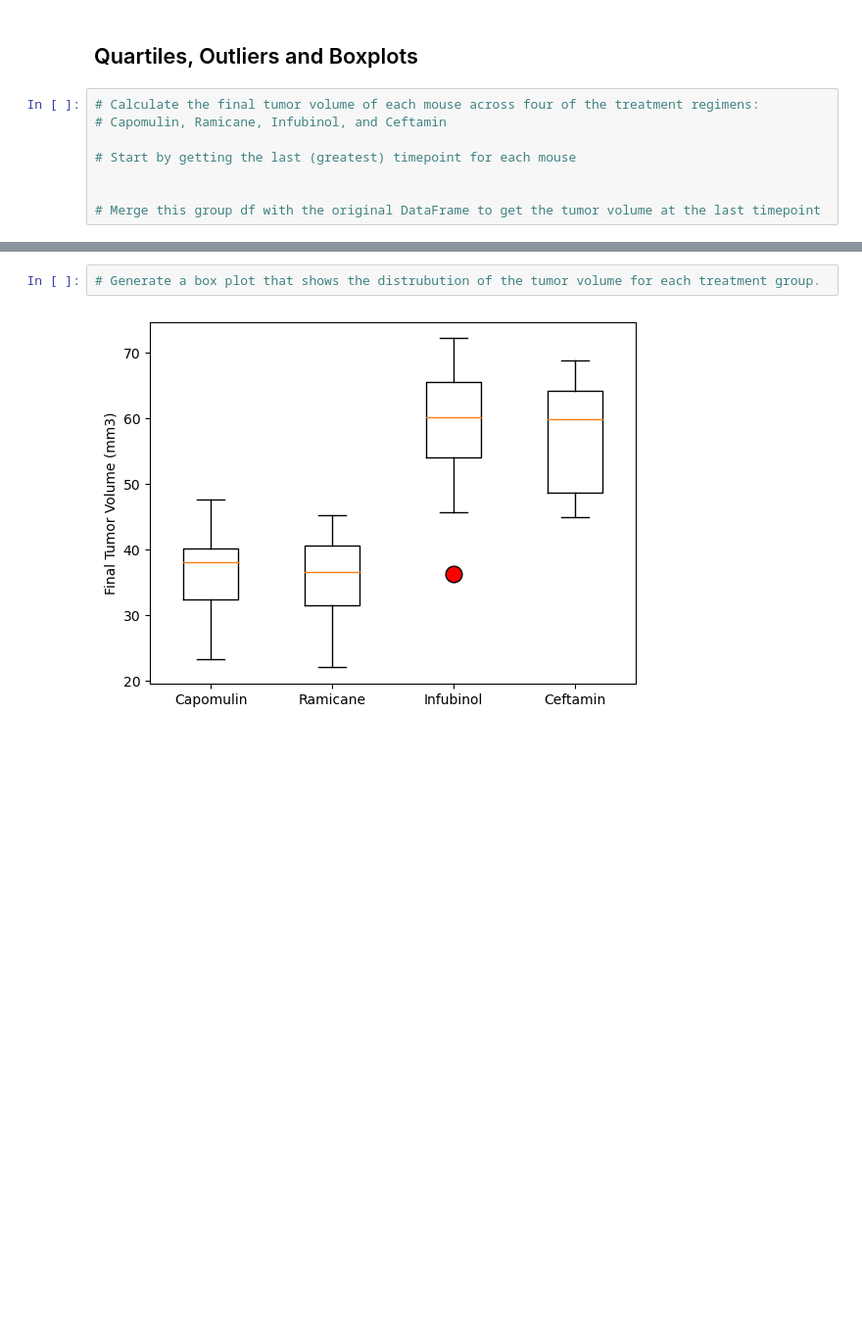
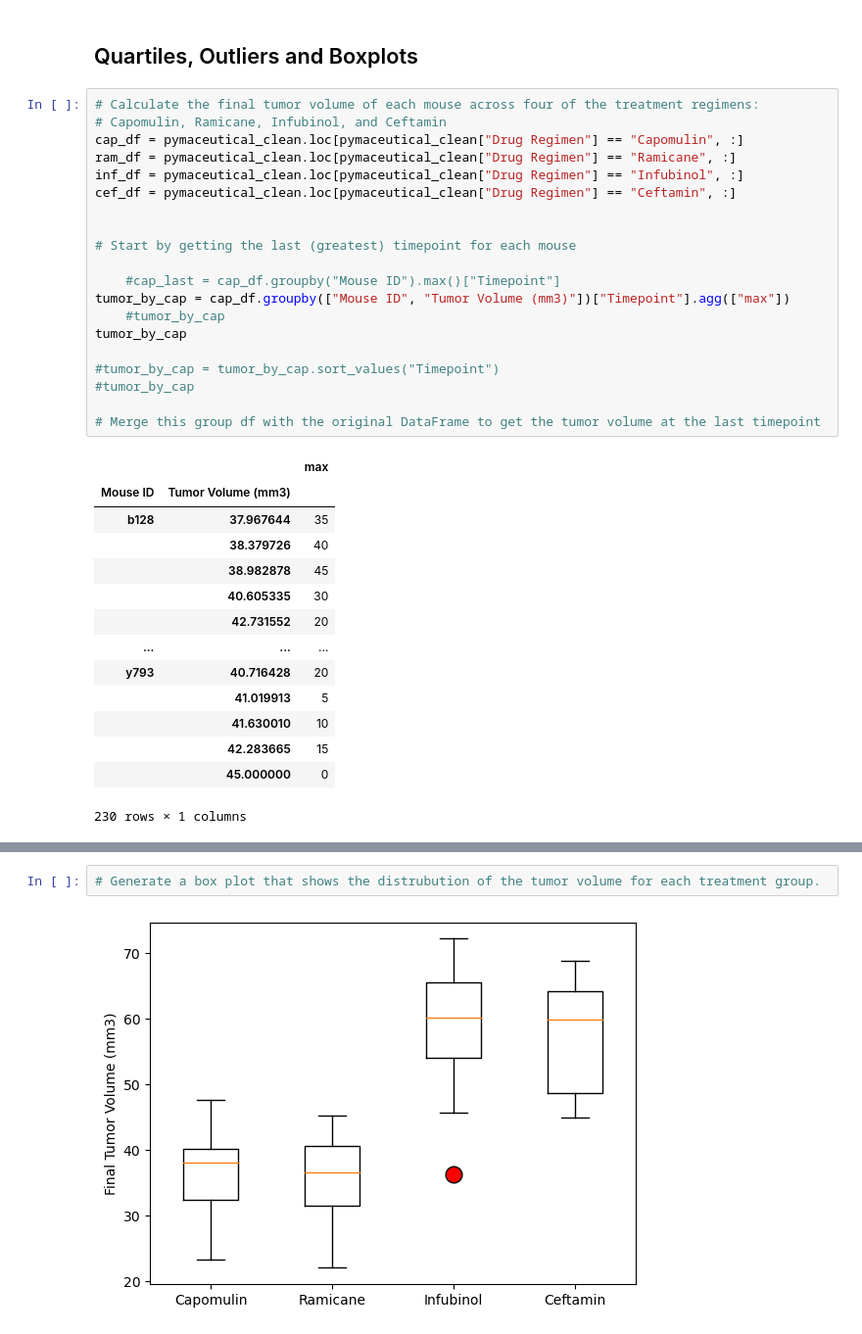
Before and after one commit to EBPaz/Plotting_Challenge, a Jupyter notebook: Pymaceuticals/pymaceuticals_starter.ipynb, the cells around one changed output, grey strips where cells are left out. Shown: that part at 98% size. Drawn from its saved outputs; the diff is of its cells as text; blank space fills up the shorter version.

```diff
--- a/Pymaceuticals/pymaceuticals_starter.ipynb
+++ b/Pymaceuticals/pymaceuticals_starter.ipynb
@@ -193,10 +195,37 @@ plt.pie()
 # %%
 # Calculate the final tumor volume of each mouse across four of the treatment regimens:
 # Capomulin, Ramicane, Infubinol, and Ceftamin
+cap_df = pymaceutical_clean.loc[pymaceutical_clean["Drug Regimen"] == "Capomulin", :]
+ram_df = pymaceutical_clean.loc[pymaceutical_clean["Drug Regimen"] == "Ramicane", :]
+inf_df = pymaceutical_clean.loc[pymaceutical_clean["Drug Regimen"] == "Infubinol", :]
+cef_df = pymaceutical_clean.loc[pymaceutical_clean["Drug Regimen"] == "Ceftamin", :]
+
 
 # Start by getting the last (greatest) timepoint for each mouse
 
+    #cap_last = cap_df.groupby("Mouse ID").max()["Timepoint"]
+tumor_by_cap = cap_df.groupby(["Mouse ID", "Tumor Volume (mm3)"])["Timepoint"].agg(["max"])
+    #tumor_by_cap
+tumor_by_cap
+
+#tumor_by_cap = tumor_by_cap.sort_values("Timepoint")
+#tumor_by_cap
 
 # Merge this group df with the original DataFrame to get the tumor volume at the last timepoint
+# %% [output]
+|  |  | max |
+| Mouse ID | Tumor Volume (mm3) |  |
+| b128 | 37.967644 | 35 |
+|  | 38.379726 | 40 |
+|  | 38.982878 | 45 |
+|  | 40.605335 | 30 |
+|  | 42.731552 | 20 |
+| ... | ... | ... |
+| y793 | 40.716428 | 20 |
+|  | 41.019913 | 5 |
+|  | 41.630010 | 10 |
+|  | 42.283665 | 15 |
+|  | 45.000000 | 0 |
+230 rows × 1 columns
 # %%
 # Put treatments into a list for for loop (and later for plot labels)
```
Also changed, not shown: parts of 5 cells of this notebook, 1 other file.
